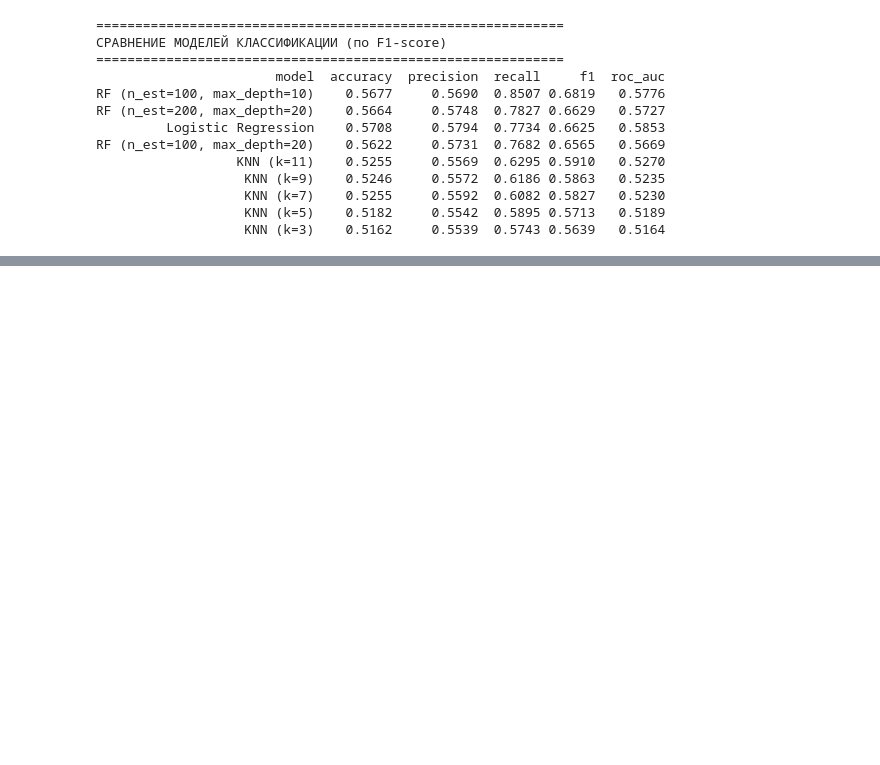
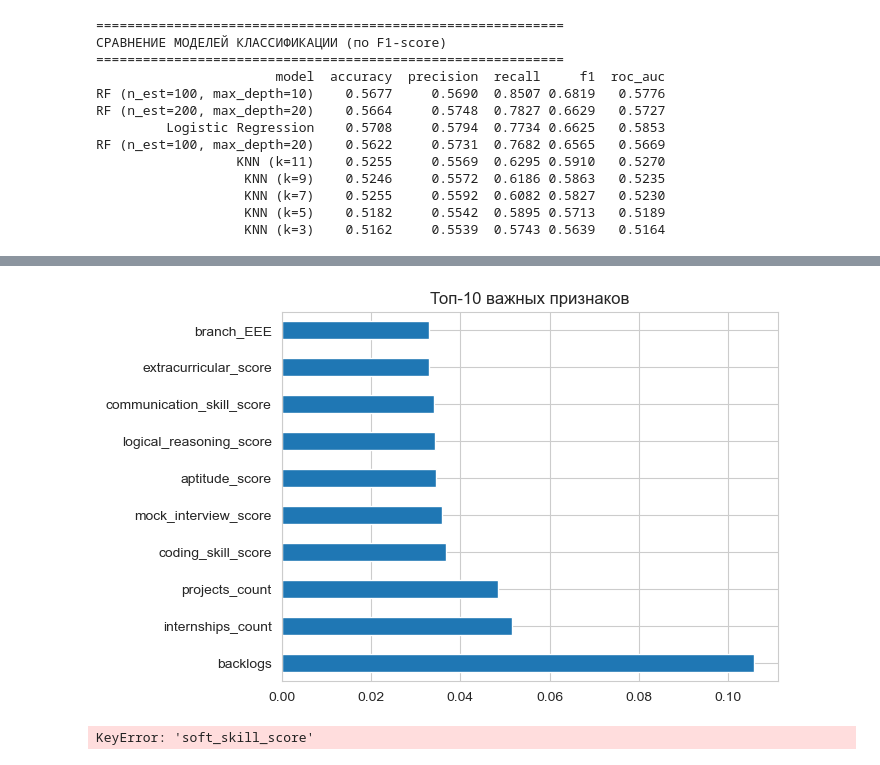
Before and after one commit to slaav1k/RSREU_MethodsML, a Jupyter notebook: sample.ipynb, the cells around one changed output, grey strips where cells are left out. Cells and saved outputs as stored; diff of their text form; code cells hidden in the pictures; blank space fills up the shorter version.

```diff
--- a/sample.ipynb
+++ b/sample.ipynb
@@ -955,0 +1038,51 @@ RF (n_est=100, max_depth=20)    0.5622     0.5731  0.7682 0.6565   0.5669
+# %%
+import matplotlib.pyplot as plt
+
+# Достаем названия колонок после OneHotEncoding
+ohe_cols = rf_pipeline.named_steps['preprocessor'].transformers_[1][1].get_feature_names_out()
+all_features = numeric_features + list(ohe_cols)
+
+importances = rf_pipeline.named_steps['classifier'].feature_importances_
+feat_imp = pd.Series(importances, index=all_features).sort_values(ascending=False)
+
+feat_imp.head(10).plot(kind='barh')
+plt.title("Топ-10 важных признаков")
+plt.show()
+# %% [output]
+[figure, added]
+# %%
+# --- НОВЫЙ FEATURE ENGINEERING ---
+
+# 1. Создаем общий балл компетенций
+df['total_score'] = df['coding_skill_score'] + df['soft_skill_score'] + df['aptitude_test_score']
+
+# 2. Относительная успеваемость (насколько баллы выше/ниже среднего по выборке)
+df['score_vs_average'] = df['total_score'] / df['total_score'].mean()
+
+# 3. Бинарный признак "Топ-студент" (высокий CGPA + высокая активность)
+df['is_high_performer'] = ((df['cgpa'] > 8) & (df['extracurricular_activities'] == 'Yes')).astype(int)
+
+# 4. Удаляем мусор
+X = df.drop(columns=['student_id', 'salary_package_lpa', 'placement_status'])
+y = df['placement_status'].map({'Placed': 1, 'Not Placed': 0})
+
+# Обновляем списки колонок
+numeric_features = ['cgpa', 'coding_skill_score', 'soft_skill_score',
+                    'aptitude_test_score', 'projects_completed',
+                    'total_score', 'score_vs_average']
+categorical_features = ['gender', 'college_tier', 'volunteer_experience', 'is_high_performer']
+
+# --- ДАЛЕЕ ИСПОЛЬЗУЙ XGBOOST С ЭТИМИ ПАРАМЕТРАМИ ---
+from xgboost import XGBClassifier
+
+final_xgb = XGBClassifier(
+    n_estimators=1000,
+    learning_rate=0.01, # Маленький шаг, чтобы не проскочить минимум
+    max_depth=4,        # Уменьшаем глубину, чтобы не учить шум
+    gamma=1,            # Добавляем жесткую регуляризацию
+    subsample=0.7,
+    colsample_bytree=0.7,
+    eval_metric='logloss'
+)
+# %% [output]
+KeyError: 'soft_skill_score'
```
Also changed, not shown: parts of 5 cells of this notebook.
